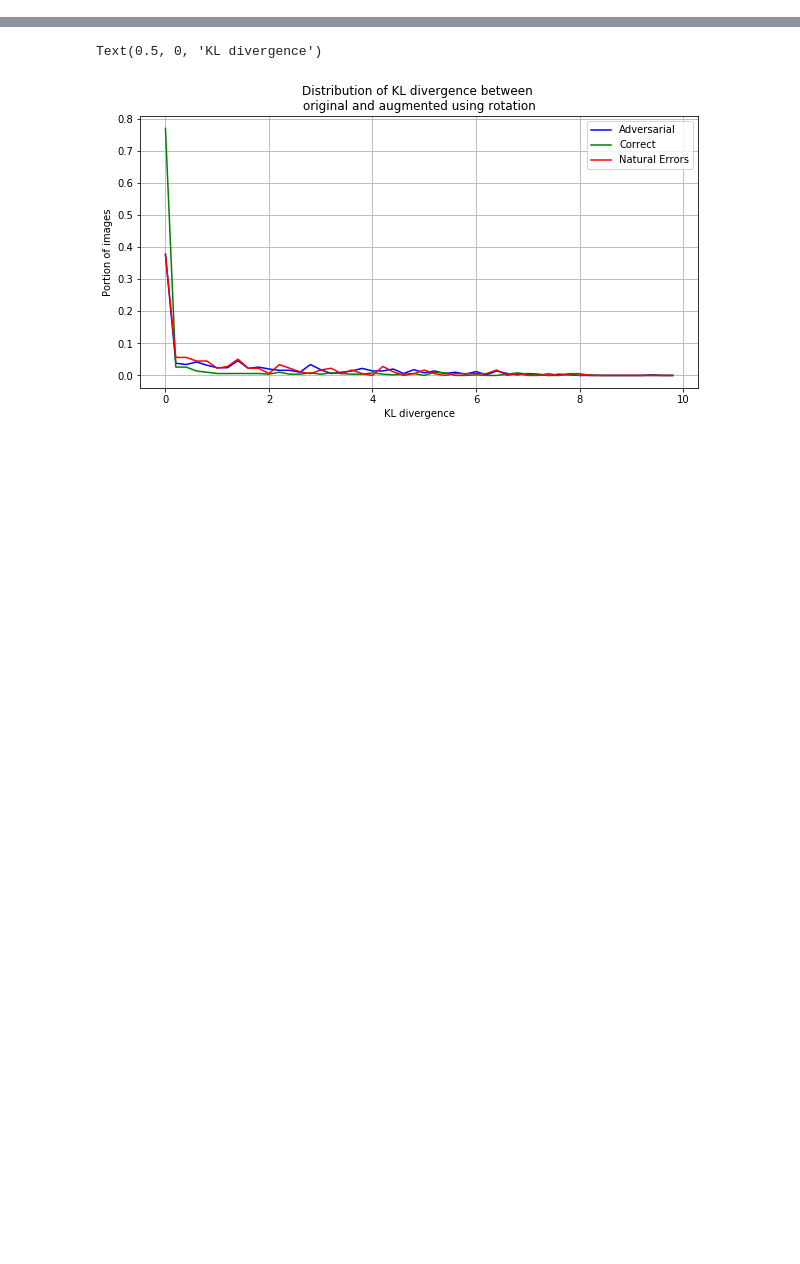
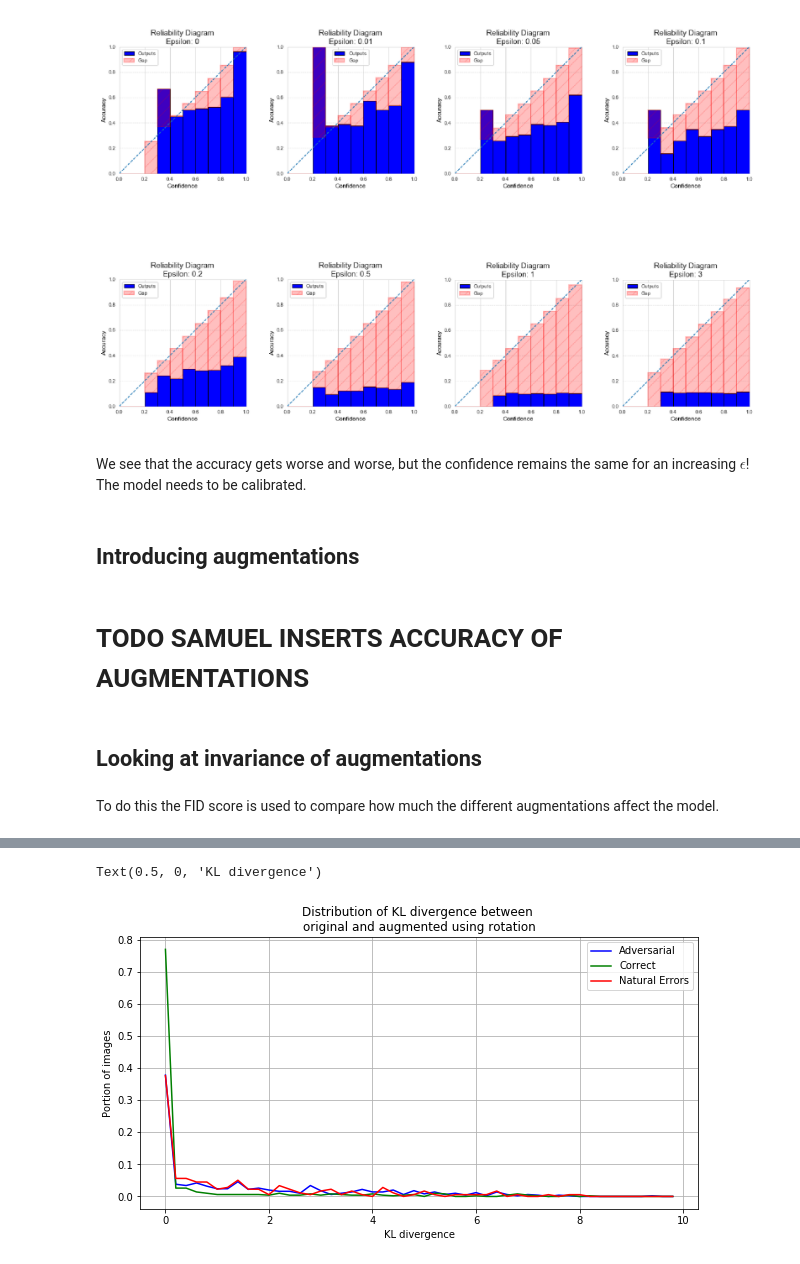
Before and after one commit to apra/adversarial_augmentation, a Jupyter notebook: main.ipynb, the cells around one changed output, grey strips where cells are left out. Drawn from its saved outputs; the diff is of its cells as text; code cells hidden in the pictures; blank space fills up the shorter version.

```diff
--- a/main.ipynb
+++ b/main.ipynb
@@ -180,0 +113,15 @@ def getExamples(model, data_loader, epsilon=0.3, n=300, augmentations="r", onlyb
+# %%
+figures=[]
+eps = [0, 0.01, 0.05, 0.1, 0.2, 0.5, 1,3]
+for count,i in enumerate(eps):
+    final_acc, adv_examples, pred_log_probs, target_labels = FGSM.test_augmented(model, validloader, v = 0,
+                                                                             epsilon=i,
+                                                                             augmentations = "none", n = 1);
+    # Get statistics
+    pred_acc, pred_conf, pred_labels, _, pred_err_percent=utility.cal_statistics(target_labels, pred_log_probs)
+    # Get ECE and bins
+    ece, bin_accs, bin_confs, bin_lens=utility.get_bins(target_labels, pred_log_probs)
+    title = "Reliability Diagram\nEpsilon: {}".format(i)
+    figure = utility.reliability_diagram_plot(bin_accs, bin_confs, title=title, plot_n=count)
+    print("Expected Calibration Error: {}".format(ece))
+    figures.append(figure)
@@ -180,0 +145,26 @@ def getExamples(model, data_loader, epsilon=0.3, n=300, augmentations="r", onlyb
+# %%
+%matplotlib inline
+# figure size in inches optional
+rcParams['figure.figsize'] = 20 ,20
+n_img=len(figures)
+row=0
+fig, ax = plt.subplots(2,4)
+for i in range(n_img):
+    # read images
+    img = mpimg.imread("figures/"+"reliability_diagram_"+str(i)+".png")
+    if i==4:
+        row+=1
+    if i>=4:
+        i-=4
+    # display images
+    ax[row,i].axis('off')
+    ax[row,i].imshow(img);
+    plt.tight_layout()
+# %% [output]
+[figure, added]
+# %% [markdown]
+We see that the accuracy gets worse and worse, but the confidence remains the same for an increasing $\epsilon$! The model needs to be calibrated.
+# %% [markdown]
+## Introducing augmentations
+# %% [markdown]
+# TODO SAMUEL INSERTS ACCURACY OF AUGMENTATIONS
@@ -180,0 +206,4 @@ def getExamples(model, data_loader, epsilon=0.3, n=300, augmentations="r", onlyb
+# %% [markdown]
+## Looking at invariance of augmentations
+# %% [markdown]
+To do this the FID score is used to compare how much the different augmentations affect the model.
```
Also changed, not shown: parts of 72 cells of this notebook, 38 other files.
